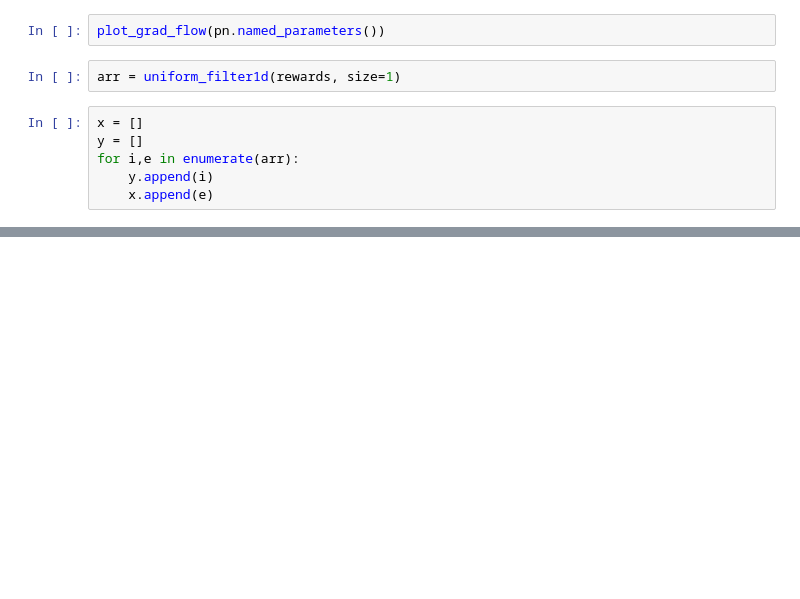
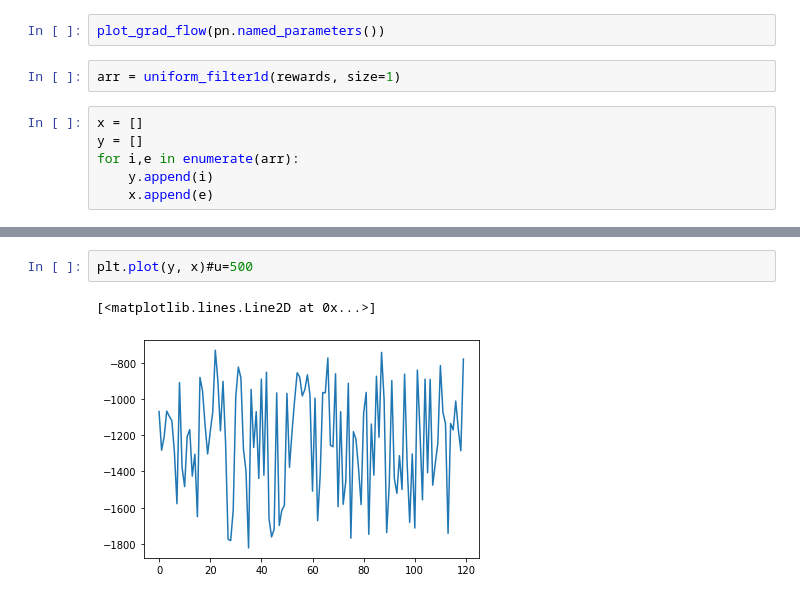
Before and after one commit to Kikumu/Reinforcement-Learning-repo, a Jupyter notebook: state_of_the_art/SOFT_ACTOR_CRITIC.ipynb, the cells around one changed output, grey strips where cells are left out. Cells and saved outputs as stored; diff of their text form; blank space fills up the shorter version.

```diff
--- a/state_of_the_art/SOFT_ACTOR_CRITIC.ipynb
+++ b/state_of_the_art/SOFT_ACTOR_CRITIC.ipynb
@@ -480,2 +492,7 @@ for i,e in enumerate(arr):
+# %%
+plt.plot(y, x)#u=500
+# %% [output]
+[<matplotlib.lines.Line2D at 0x...>]
+[figure, added]
 # %%
 plt.plot(y, x)#u=100
```
Also changed, not shown: parts of 7 cells of this notebook.
